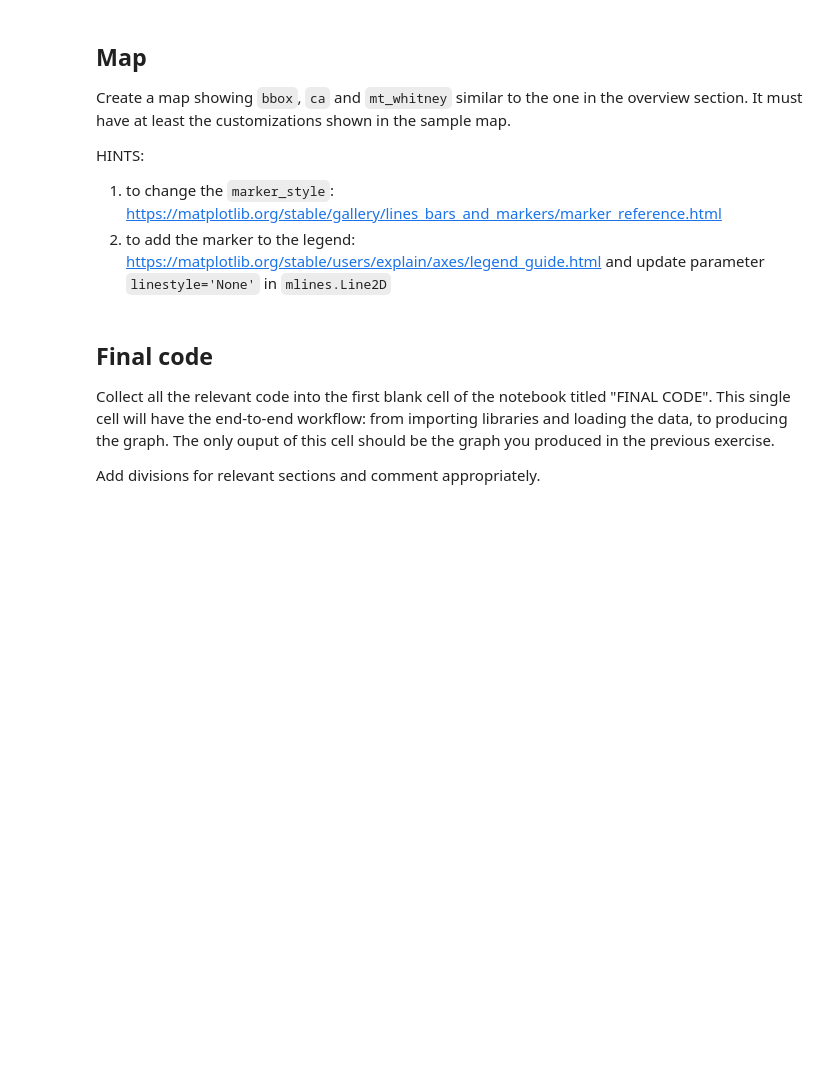
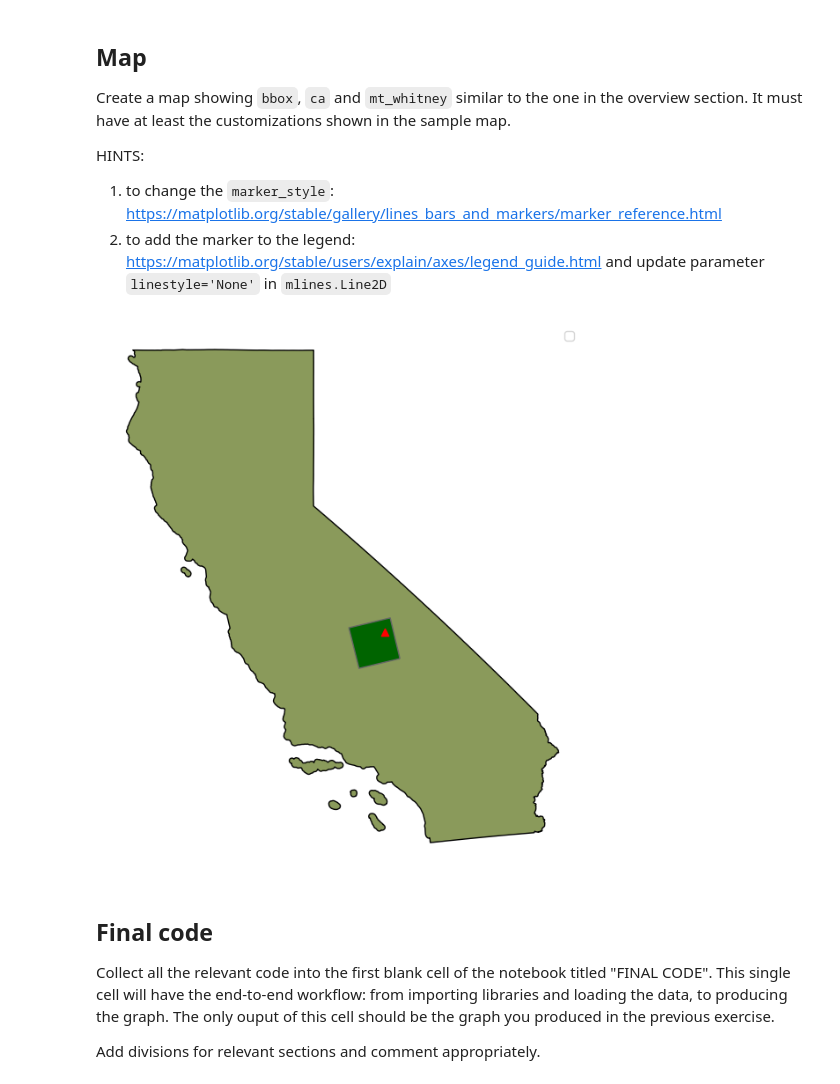
Before and after one commit to mariamkg00/eds-220-hwk-4, a Jupyter notebook: hwk4-task1-whitney-map.ipynb, the cells around one changed output. Saved outputs shown, nothing was run; the diff lists cells and outputs as text; code cells hidden in the pictures; blank space fills up the shorter version.

```diff
--- a/hwk4-task1-whitney-map.ipynb
+++ b/hwk4-task1-whitney-map.ipynb
@@ -138,9 +140,9 @@ Create a `geopands.GeoDataFrame` named `mt_whitney` having the coordinates of Mo
 # %%
 # setting points to coordinates
 
-mt_whit_point = [118.2923, 36.5785]
+mt_whit_point = [-118.2923, 36.5785]
 
 mt_whitney = gpd.GeoDataFrame(geometry = [Point(mt_whit_point)],
                              crs = 'epsg:4326')
 
-mt_whitney.plot()
+mt_whitney= mt_whitney.to_crs('epsg:4326')
@@ -178,7 +183,21 @@ HINTS:
 1. to change the `marker_style`: https://matplotlib.org/stable/gallery/lines_bars_and_markers/marker_reference.html
 2. to add the marker to the legend: https://matplotlib.org/stable/users/explain/axes/legend_guide.html and update parameter `linestyle='None'` in `mlines.Line2D`
 # %%
-# your code here
+# making plot
+
+fig, ax = plt.subplots(figsize = (12,8))
+
+ax.axis('off')
+ax.legend
+plt.legend(['California','LULC Tile'])
+ca.plot(ax=ax, color='#8A9A5B', edgecolor='black', label = 'California')
+bbox.plot(ax = ax, color = 'darkgreen', edgecolor = '0.4', label = 'LULC Tile')
+
+mt_whitney.plot(ax = ax, color = 'red', marker = '^')
+
+plt.show()
+# %% [output]
+[figure, added]
 # %% [markdown]
 ## Final code
 Collect all the relevant code into the first blank cell of the notebook titled "FINAL CODE". This single cell will have the end-to-end workflow: from importing libraries and loading the data, to producing the graph. The only ouput of this cell should be the graph you produced in the previous exercise.
```
Also changed, not shown: parts of 3 cells of this notebook.
